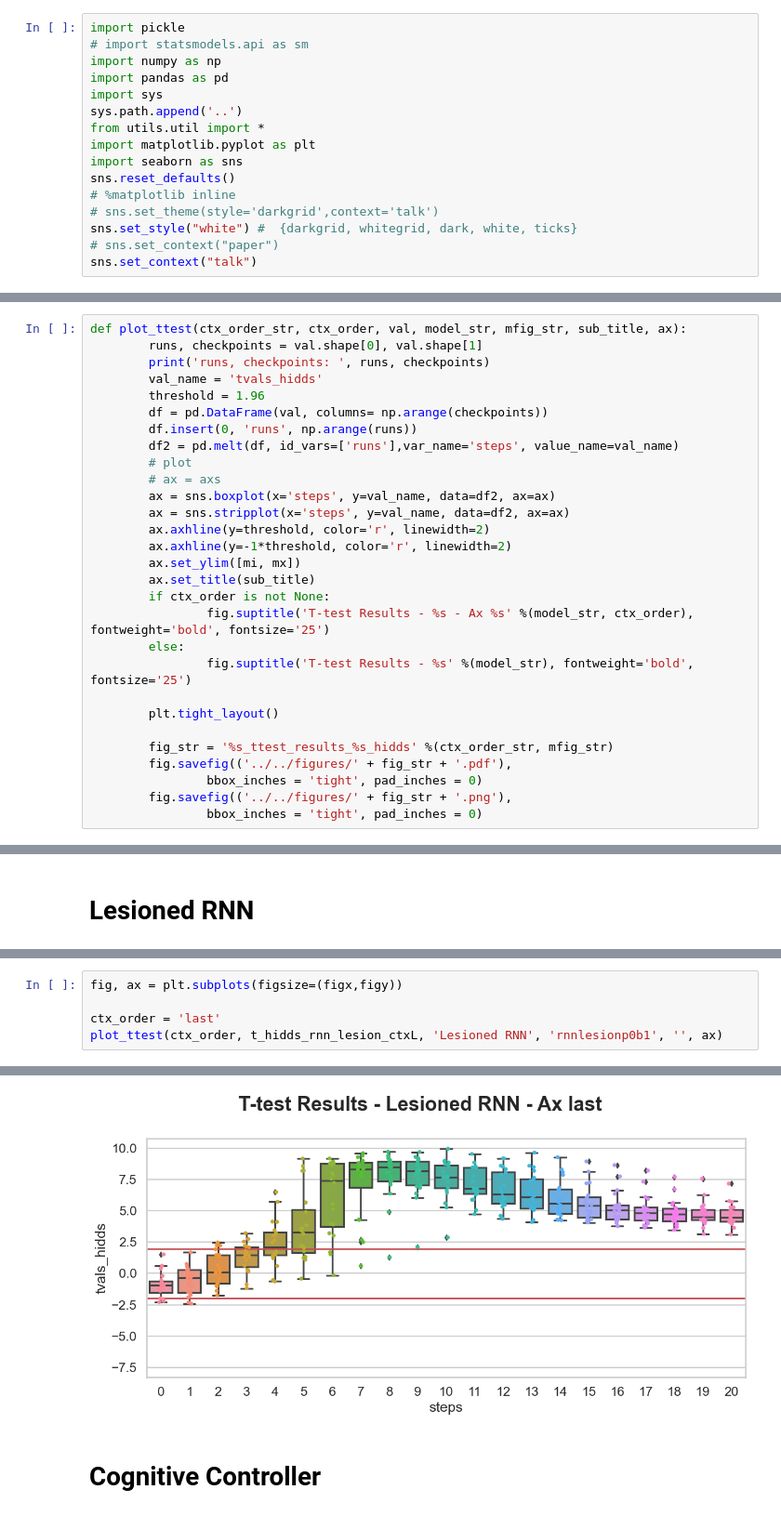
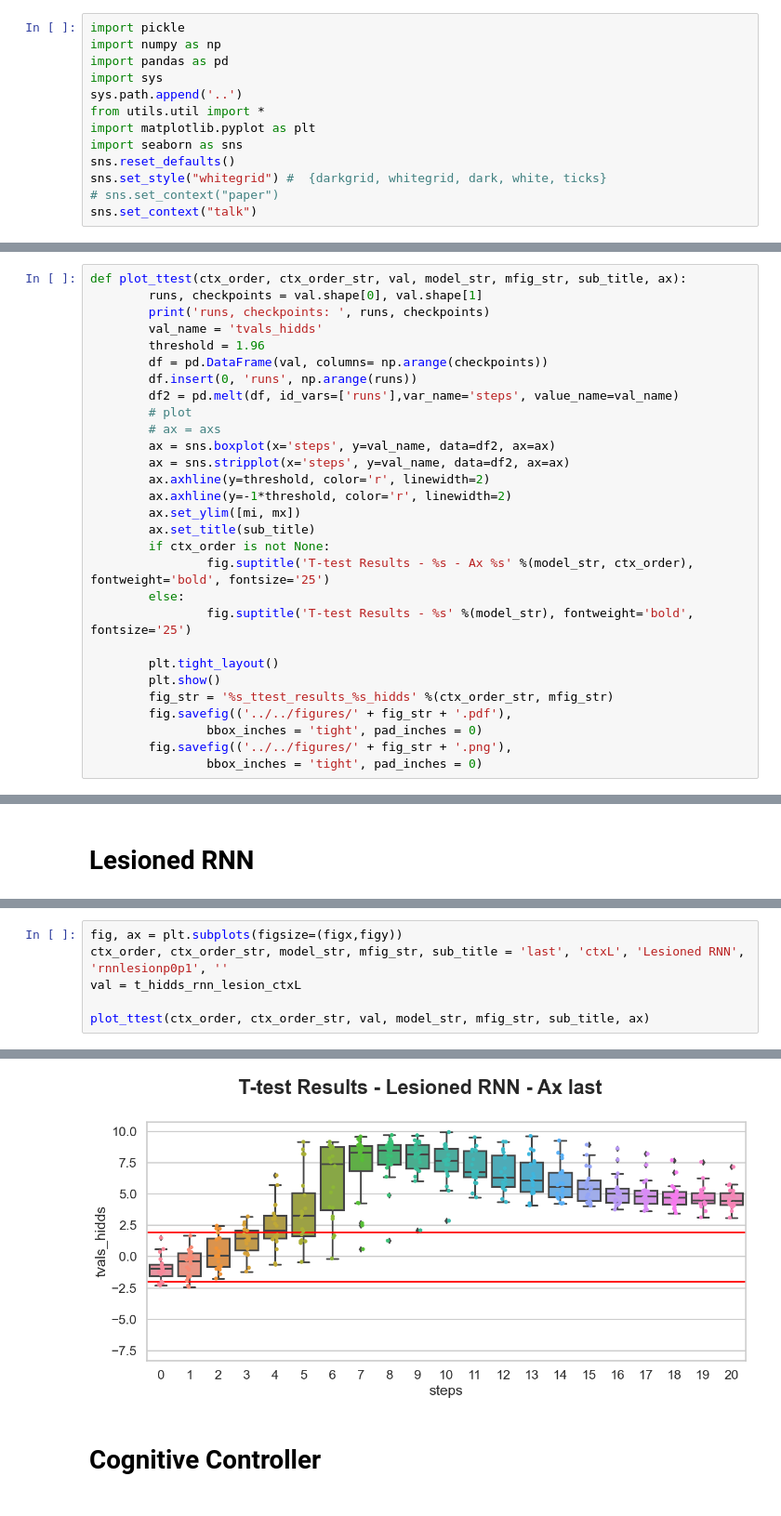
Before and after one commit to MaryZolfaghar/WCSLS, a Jupyter notebook: notebooks/resutls_ttest.ipynb, the cells around one changed output, grey strips where cells are left out. Shown at 93% size. Cells and saved outputs as stored; diff of their text form.

```diff
--- a/notebooks/resutls_ttest.ipynb
+++ b/notebooks/resutls_ttest.ipynb
@@ -1,6 +1,5 @@
 # %%
 import pickle
-# import statsmodels.api as sm
 import numpy as np
 import pandas as pd
 import sys
@@ -9,8 +8,6 @@ from utils.util import *
 import matplotlib.pyplot as plt
 import seaborn as sns
 sns.reset_defaults()
-# %matplotlib inline
-# sns.set_theme(style='darkgrid',context='talk')
-sns.set_style("white") #  {darkgrid, whitegrid, dark, white, ticks}
+sns.set_style("whitegrid") #  {darkgrid, whitegrid, dark, white, ticks}
 # sns.set_context("paper")
 sns.set_context("talk")
@@ -129,7 +125,7 @@ print(mi, mx)
 # %% [output]
 -8.279633587183271 10.769753908609658
 # %%
-def plot_ttest(ctx_order_str, ctx_order, val, model_str, mfig_str, sub_title, ax):
+def plot_ttest(ctx_order, ctx_order_str, val, model_str, mfig_str, sub_title, ax):
         runs, checkpoints = val.shape[0], val.shape[1]
         print('runs, checkpoints: ', runs, checkpoints)
         val_name = 'tvals_hidds'
@@ -151,7 +147,7 @@ def plot_ttest(ctx_order_str, ctx_order, val, model_str, mfig_str, sub_title, ax
                 fig.suptitle('T-test Results - %s' %(model_str), fontweight='bold', fontsize='25')
 
         plt.tight_layout()
-
+        plt.show()
         fig_str = '%s_ttest_results_%s_hidds' %(ctx_order_str, mfig_str)
         fig.savefig(('../../figures/' + fig_str + '.pdf'),
                 bbox_inches = 'tight', pad_inches = 0)
@@ -219,11 +220,12 @@ runs, checkpoints:  20 21
 # %%
 fig, ax = plt.subplots(figsize=(figx,figy))
+ctx_order, ctx_order_str, model_str, mfig_str, sub_title = 'last', 'ctxL', 'Lesioned RNN', 'rnnlesionp0p1', ''
+val = t_hidds_rnn_lesion_ctxL
 
-ctx_order = 'last'
-plot_ttest(ctx_order, t_hidds_rnn_lesion_ctxL, 'Lesioned RNN', 'rnnlesionp0b1', '', ax)
+plot_ttest(ctx_order, ctx_order_str, val, model_str, mfig_str, sub_title, ax)
 # %% [output]
 runs, checkpoints:  20 21
-[figure, old version]
+[figure, new version]
 # %% [markdown]
 # Cognitive Controller
 # %%
```
Also changed, not shown: parts of 11 cells of this notebook, 12 other files.
